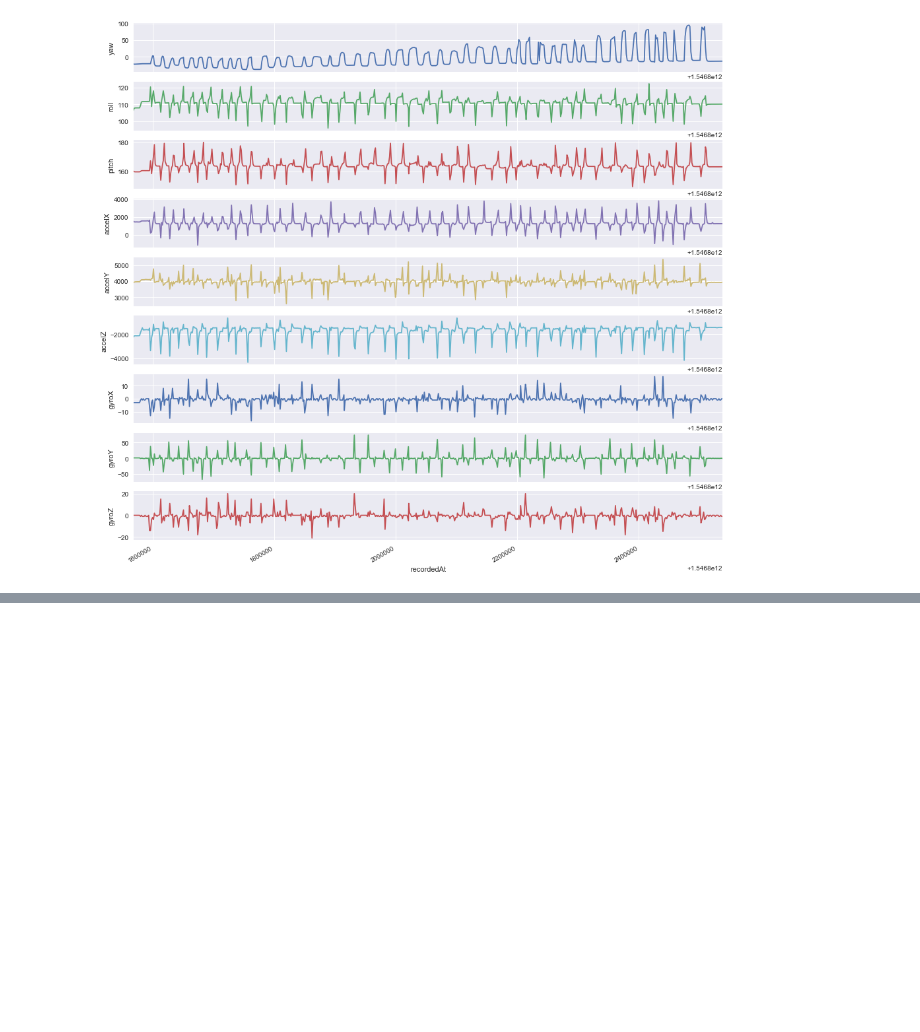
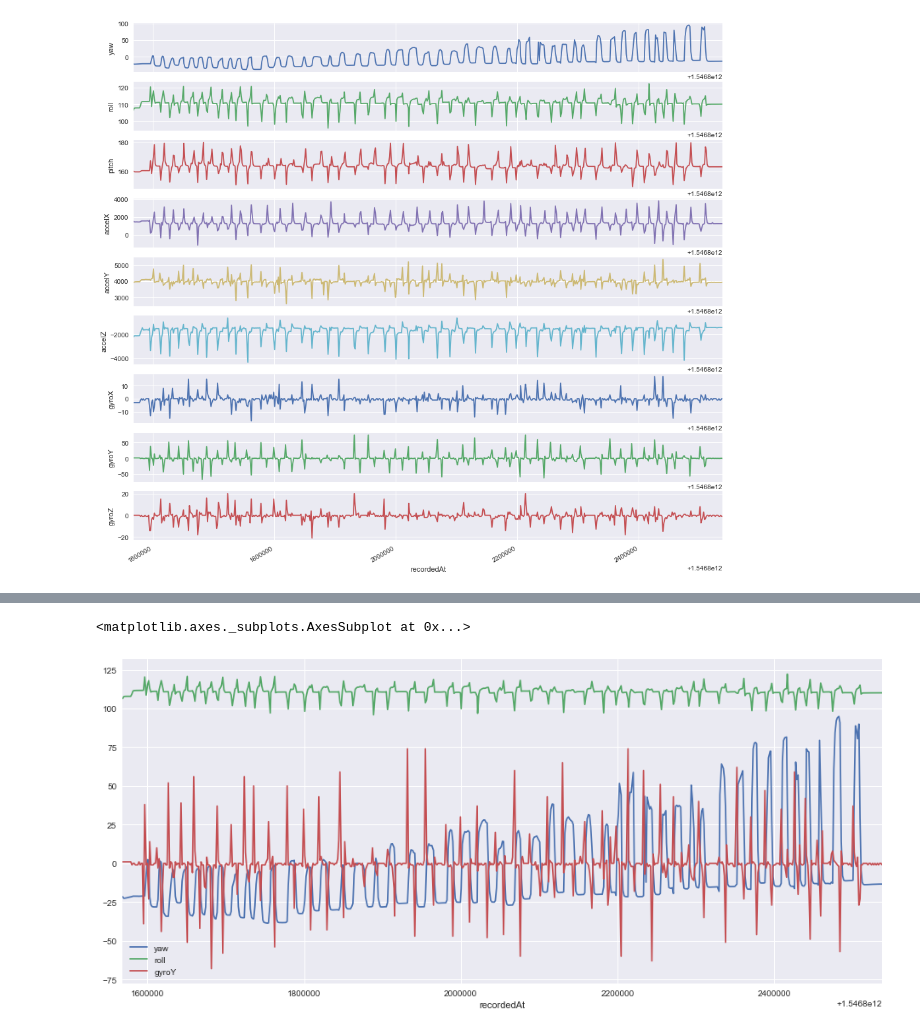
Before and after one commit to yuly830914/iot_Project, a Jupyter notebook: read_mcs.ipynb, the cells around one changed output, grey strips where cells are left out. Cells and saved outputs as stored; diff of their text form; code cells hidden in the pictures; blank space fills up the shorter version.

```diff
--- a/read_mcs.ipynb
+++ b/read_mcs.ipynb
@@ -273,0 +279,5 @@ for x in range(0,plot.size):
+# %%
+df[['recordedAt', 'yaw', 'roll', 'gyroY']].plot(x='recordedAt', figsize=(16,7))
+# %% [output]
+<matplotlib.axes._subplots.AxesSubplot at 0x...>
+[figure, added]
```
Also changed, not shown: parts of 21 cells of this notebook.
